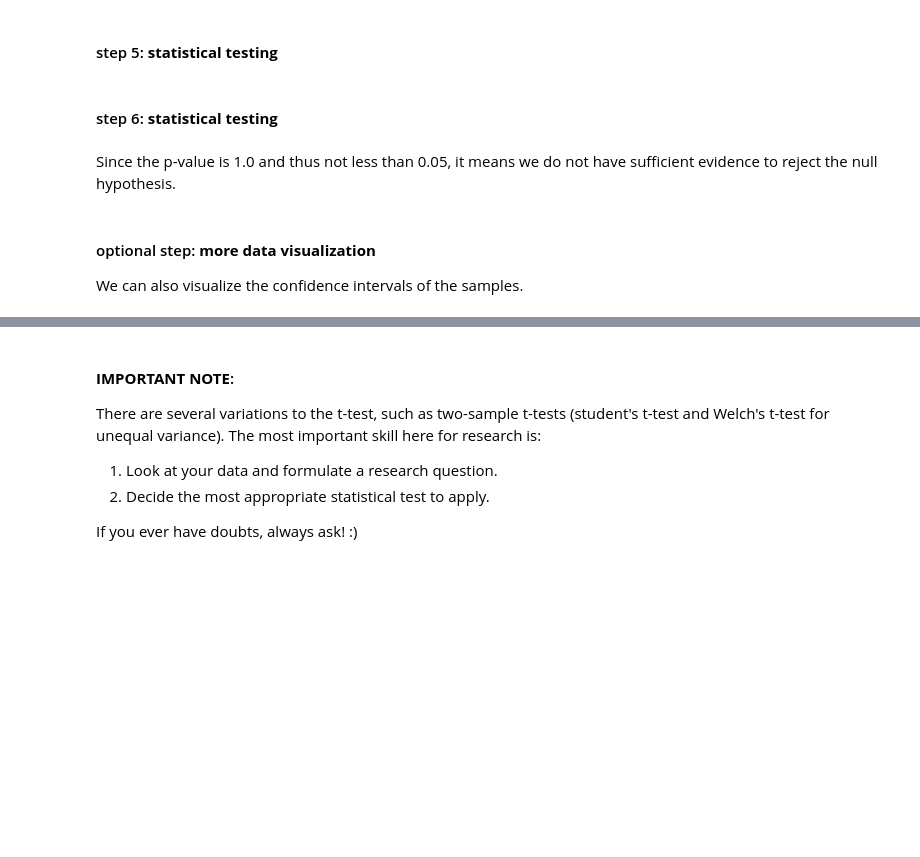
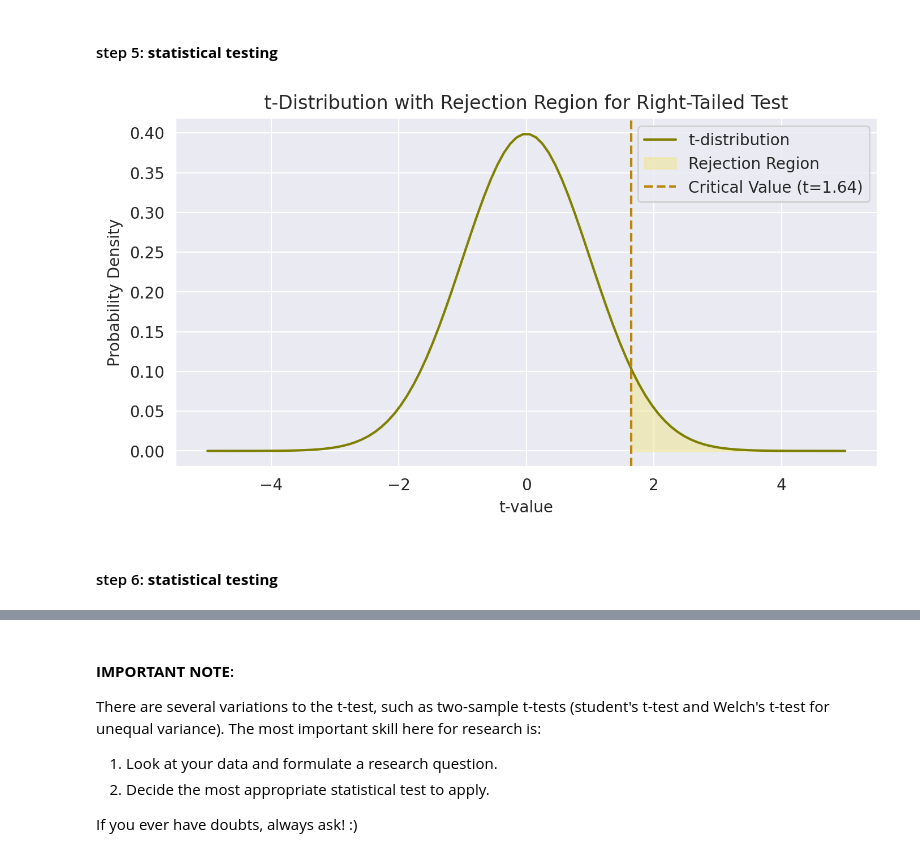
Before and after one commit to yusunnyf/Fall-24-ES-Workshops, a Jupyter notebook: Intro to Statistical Analysis/workshop2.ipynb, the cells around one changed output, grey strips where cells are left out. Drawn from its saved outputs; the diff is of its cells as text; code cells hidden in the pictures; blank space fills up the shorter version.

```diff
--- a/Intro to Statistical Analysis/workshop2.ipynb
+++ b/Intro to Statistical Analysis/workshop2.ipynb
@@ -99,28 +133,0 @@ Typically, $\alpha$ is set to be 0.05.
-# %%
-# TODO: let's subset the data together!
-# step 1: subset the data to get our desired output
-# note: here, we subset for "O3 1st Max Value",
-# but we can also use "O3 Mean" depending on our research question
-# 1a: subset the dataset, keeping California only, name it 'ca'
-ca = df[df['State'] == '__']
-
-# 1b: subset 'ca' to keep data where year is after 2011 (inclusive)
-ca_2011 = ca[ca['Date Local'].dt.year >= ___]
-
-# 1c: subset 'ca_2011' to keep data where year is before 2013 (inclusive)
-ca_2011_2013 = ca_2011[ca_2011['Date Local'].dt.year <= ___]
-
-# 1d: last but not least, we can just keep the columns we want
-ca_2011_2013 = ca_2011_2013[['Date Local', 'O3 1st Max Value']]
-
-# alternatively, we can write all of this in one line!
-# ca_2011_2013 = df[(df['State'] == 'California') & ((df['Date Local'].dt.year >= 2011) & (df['Date Local'].dt.year <= 2013))][['Date Local','O3 1st Max Value']]
-
-# optional but highly recommended: rename columns for easier access
-ca_2011_2013 = ca_2011_2013.rename(columns={"Date Local": "date", "O3 1st Max Value": "o3"})
-
-# always a good idea to check the data
-display(ca_2011_2013.head())
-
-# save file
-ca_2011_2013.to_csv("../data/ca_2011_2013.csv")
@@ -215,43 +382,36 @@ print(f"One-sample t-Test results: \nt-statistic = {t_stat:0.3f} \np-value = {p_
 # %%
 x = ca_2011_2013['o3']
 dof = len(x) - 1
 x_axis = np.linspace(-5, 5, 100)
 y = t.pdf(x_axis, dof)
 
 alpha = 0.05
 
 # Calculate the critical t-value for the right-tailed test
-critical_value = t.ppf(1 - alpha, dof)
+# identical to: critical_value = t.ppf(q = 0.95, df = dof)
+critical_value = t.ppf(q = 1 - alpha, df = dof)
 
 # Create the plot
 fig, ax = plt.subplots(1, 1, figsize=(8, 4), dpi=200)
 plt.plot(x_axis, y, label='t-distribution', color='olive')
 
 # Shade the rejection region
 x_fill = np.linspace(critical_value, 5, 100)
 y_fill = t.pdf(x_fill, dof)
 plt.fill_between(x_fill, y_fill, color='khaki', alpha=0.5, label='Rejection Region')
-import random
-x = [random.uniform(0.07, 0.071) for i in range(3)]
-test_statistic, p_value = ttest_1samp(x, 0.06, alternative="greater")
-print(test_statistic)
 
 # Add a vertical line at the critical value
 plt.axvline(x=critical_value, color='darkgoldenrod', linestyle='--', label=f'Critical Value (t={critical_value:.2f})')
 
 # Add labels and title
 plt.title('t-Distribution with Rejection Region for Right-Tailed Test')
 plt.xlabel('t-value')
 plt.ylabel('Probability Density')
 plt.legend()
 plt.show()
+# %% [output]
+[figure, added]
 # %% [markdown]
 #### step 6: **statistical testing**
 # %%
 # TODO: Write your conclusion in the Markdown box below
-# %% [markdown]
-Since the p-value is 1.0 and thus not less than 0.05, it means we do not have sufficient evidence to reject the null hypothesis.
-# %% [markdown]
-#### optional step: **more data visualization**
-
-We can also visualize the confidence intervals of the samples.
```
Also changed, not shown: parts of 22 cells of this notebook.
